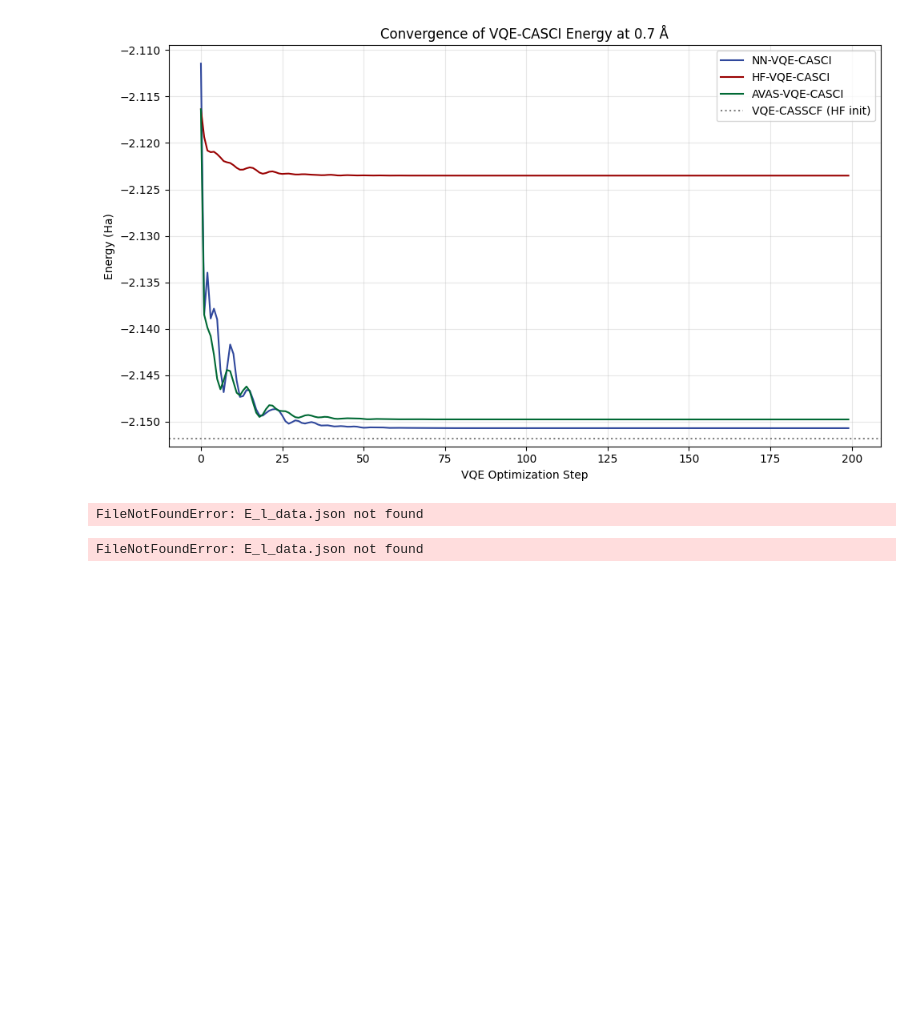
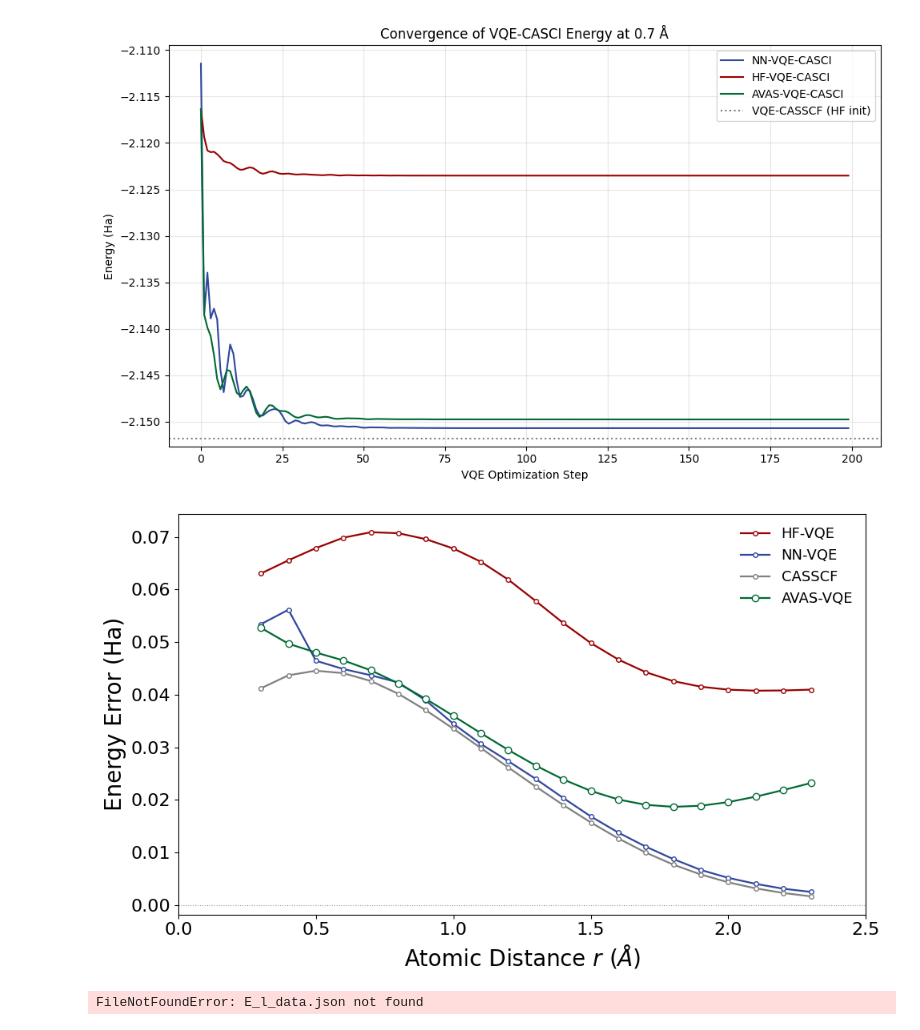
Before and after one commit to He-Wenhao/vqe-casscf, a Jupyter notebook: results/fig3/Plotting.ipynb, the cells around one changed output. Saved outputs shown, nothing was run; the diff lists cells and outputs as text; code cells hidden in the pictures; blank space fills up the shorter version.

```diff
--- a/results/fig3/Plotting.ipynb
+++ b/results/fig3/Plotting.ipynb
@@ -369,9 +385,9 @@ mpl.rcParams['pdf.fonttype'] = 42
 # Constants & Paths
 # ------------------------------------------
 BOND_START, BOND_STOP, BOND_STEP = 0.3, 2.3, 0.1
-CASCI_DIR = Path("Data")              # your original HF/NN/CASSCF results
-AVAS_DIR = Path("Data3")              # folder containing AVAS VQE JSON files
-ELDATA_CANDIDATES = [Path("../fig2_H4/E_l_data.json")]
+CASCI_DIR = Path("/home/kgandhi63/Quantum-Chemistry-Wang-Group/vqe-casscf/results/fig3/Data")              # your original HF/NN/CASSCF results
+AVAS_DIR = Path("/home/kgandhi63/Quantum-Chemistry-Wang-Group/vqe-casscf/results/fig3/Data3")              # folder containing AVAS VQE JSON files
+ELDATA_CANDIDATES = [Path("/home/kgandhi63/Quantum-Chemistry-Wang-Group/vqe-casscf/results/fig2_H4/E_l_data.json")]
 OUT_PDF = "H4_basis_error_with_avas_overlay.pdf"
 
 # ------------------------------------------
@@ -434,37 +450,37 @@ def plot_basis_error_with_avas_overlay(out_pdf=OUT_PDF):
     _, _, avas_E = load_vqe_casci_series(AVAS_DIR, bonds, avas=True)
 
     # Compute energy errors relative to baseline
     err_hf = hf_E - baseline
     err_nn = nn_E - baseline
     err_casscf = casscf_E - baseline
     err_avas = avas_E - baseline
 
     # Plot
     plt.figure(figsize=(10,6))
-    plt.plot(bonds, err_hf, "o-", color="red",  label="HF-VQE", markersize=4, markerfacecolor="white", linewidth=1.6)
-    plt.plot(bonds, err_nn, "o-", color="blue", label="NN-VQE", markersize=4, markerfacecolor="white", linewidth=1.6)
+    plt.plot(bonds, err_hf, "o-", color=(153/255, 0/255, 0/255),  label="HF-VQE", markersize=4, markerfacecolor="white", linewidth=1.6)
+    plt.plot(bonds, err_nn, "o-", color=(48/255, 72/255, 156/255), label="NN-VQE", markersize=4, markerfacecolor="white", linewidth=1.6)
     plt.plot(bonds, err_casscf, "o-", color="grey", label="CASSCF", markersize=4, markerfacecolor="white", linewidth=1.6)
-    plt.plot(bonds, err_avas, "^-", color="green", label="AVAS-VQE", markersize=6, linewidth=1.6)
+    plt.plot(bonds, err_avas, "o-", color=(0/255, 105/255, 52/255), label="AVAS-VQE", markerfacecolor="white",markersize=6, linewidth=1.6)
 
     plt.xlabel(r"Atomic Distance $r$ ($\AA$)", fontsize=20)
     plt.ylabel("Energy Error (Ha)", fontsize=20)
     plt.tick_params(axis='both', which='major', labelsize=16)
     plt.grid(False)
     plt.xlim(0.0, 2.5)
     plt.xticks(np.arange(0.0, 2.5 + 1e-9, 0.5))
     plt.axhline(0.0, color="0.6", linewidth=0.8, linestyle=":")
     plt.legend(frameon=False, fontsize=13)
     plt.tight_layout()
     plt.show()
     plt.close()
 
 # ------------------------------------------
 # Run
 # ------------------------------------------
 if __name__ == "__main__":
     plot_basis_error_with_avas_overlay()
 # %% [output]
-FileNotFoundError: E_l_data.json not found
+[figure, added]
 # %%
 import json
 from pathlib import Path
```
Also changed, not shown: parts of 3 cells of this notebook, 1 other file.
